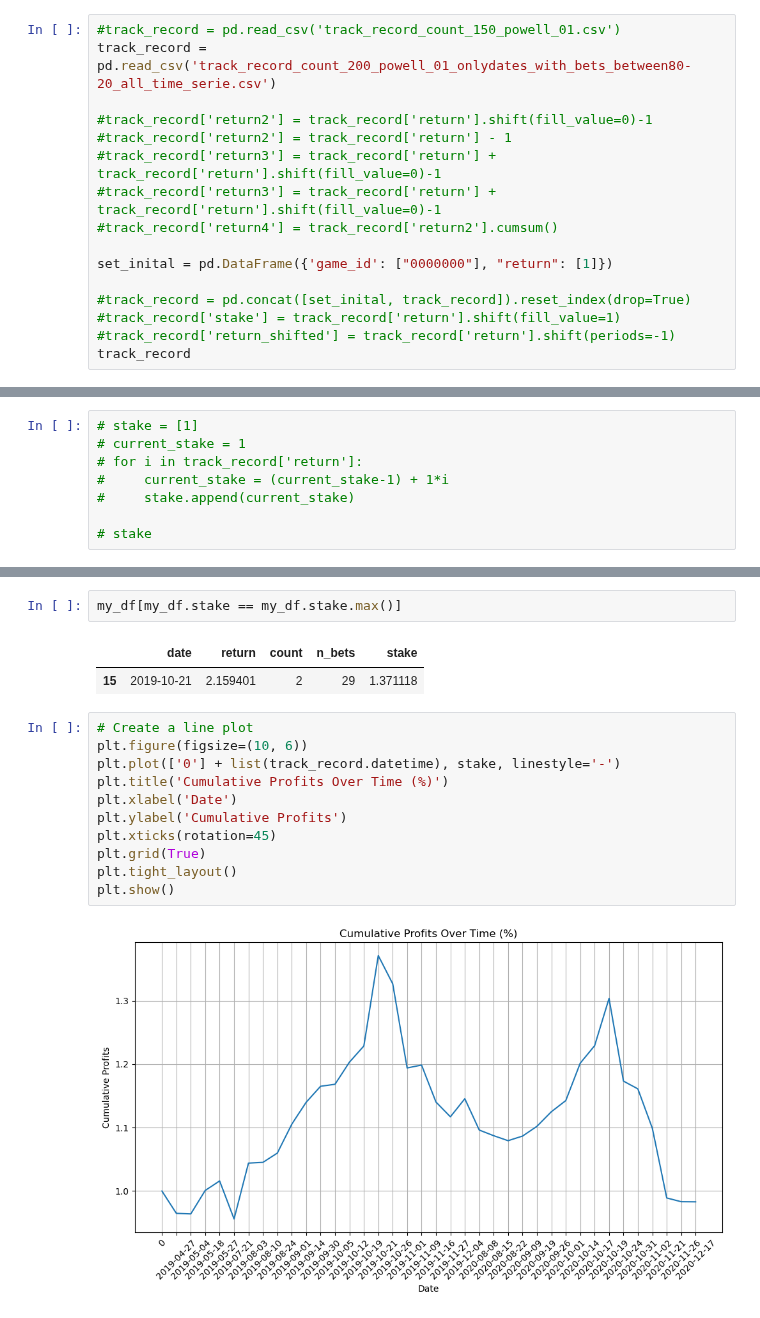
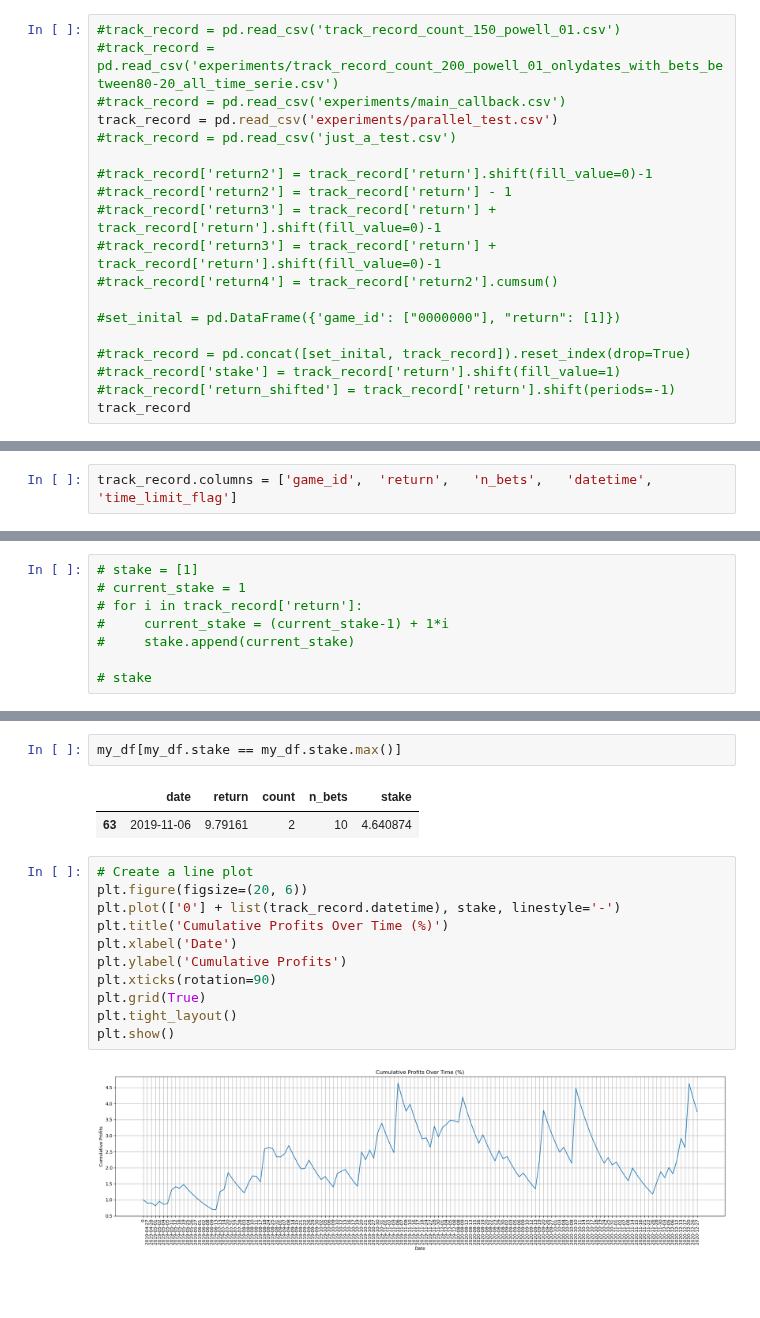
Before and after one commit to MarcosAugusto47/soccer-betting-strategy, a Jupyter notebook: plot.ipynb, the cells around one changed output, grey strips where cells are left out. Cells and saved outputs as stored; diff of their text form; blank space fills up the shorter version.

```diff
--- a/plot.ipynb
+++ b/plot.ipynb
@@ -4,7 +4,10 @@ import pandas as pd
 pd.set_option('display.max_rows', 100)
 # %%
 #track_record = pd.read_csv('track_record_count_150_powell_01.csv')
-track_record = pd.read_csv('track_record_count_200_powell_01_onlydates_with_bets_between80-20_all_time_serie.csv')
+#track_record = pd.read_csv('experiments/track_record_count_200_powell_01_onlydates_with_bets_between80-20_all_time_serie.csv')
+#track_record = pd.read_csv('experiments/main_callback.csv')
+track_record = pd.read_csv('experiments/parallel_test.csv')
+#track_record = pd.read_csv('just_a_test.csv')
 
 #track_record['return2'] = track_record['return'].shift(fill_value=0)-1
 #track_record['return2'] = track_record['return'] - 1
@@ -12,7 +15,7 @@ track_record = pd.read_csv('track_record_count_200_powell_01_onlydates_with_bets
 #track_record['return3'] = track_record['return'] + track_record['return'].shift(fill_value=0)-1
 #track_record['return4'] = track_record['return2'].cumsum()
 
-set_inital = pd.DataFrame({'game_id': ["0000000"], "return": [1]})
+#set_inital = pd.DataFrame({'game_id': ["0000000"], "return": [1]})
 
 #track_record = pd.concat([set_inital, track_record]).reset_index(drop=True)
 #track_record['stake'] = track_record['return'].shift(fill_value=1)
@@ -39 +38,3 @@ track_record
+# %%
+track_record.columns = ['game_id',	'return',	'n_bets',	'datetime',	'time_limit_flag']
 # %%
@@ -144,18 +146,18 @@ my_df
 my_df[my_df.stake == my_df.stake.max()]
 # %% [output]
 |  | date | return | count | n_bets | stake |
-| 15 | 2019-10-21 | 2.159401 | 2 | 29 | 1.371118 |
+| 63 | 2019-11-06 | 9.79161 | 2 | 10 | 4.640874 |
 # %%
 # Create a line plot
-plt.figure(figsize=(10, 6))
+plt.figure(figsize=(20, 6))
 plt.plot(['0'] + list(track_record.datetime), stake, linestyle='-')
 plt.title('Cumulative Profits Over Time (%)')
 plt.xlabel('Date')
 plt.ylabel('Cumulative Profits')
-plt.xticks(rotation=45)
+plt.xticks(rotation=90)
 plt.grid(True)
 plt.tight_layout()
 plt.show()
 # %% [output]
-[figure, old version]
+[figure, new version]
 # %%
```
Also changed, not shown: parts of 9 cells of this notebook, 14 other files.
